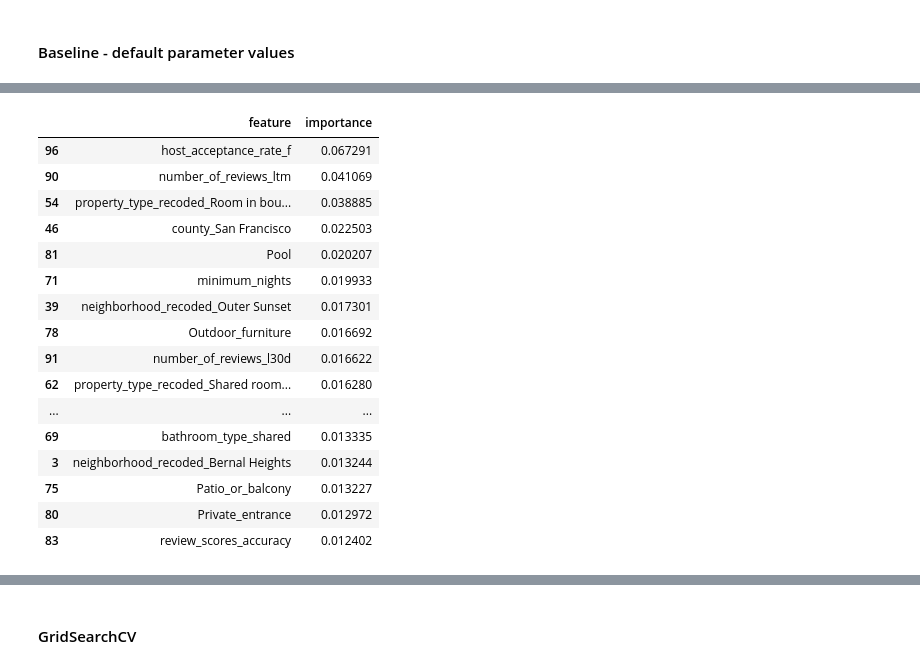
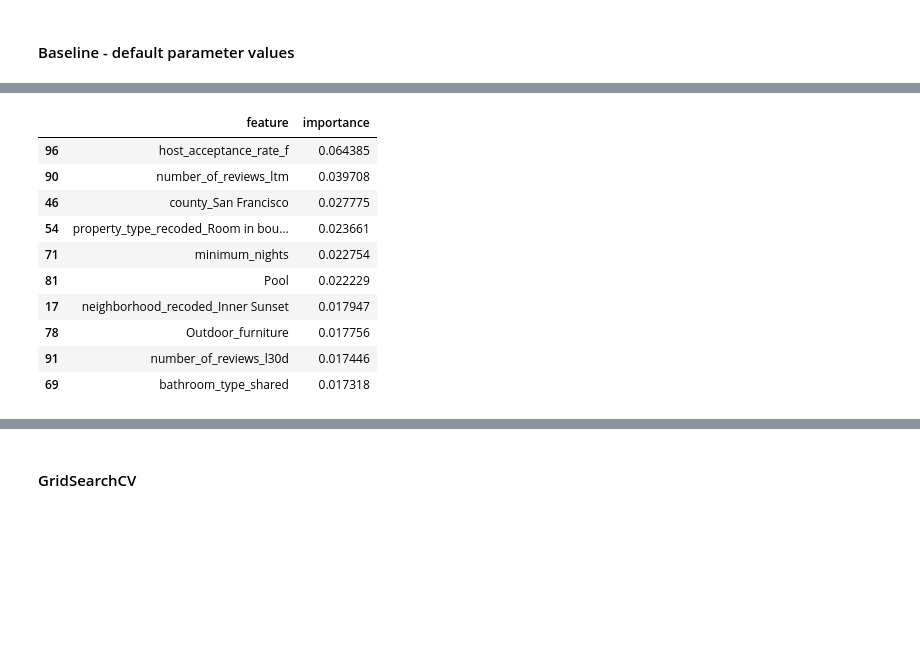
Before and after one commit to AnnieW2014/GA_Capstone, a Jupyter notebook: Code/Capstone_ListingData_Modeling_AW.ipynb, the cells around one changed output, grey strips where cells are left out. Saved outputs shown, nothing was run; the diff lists cells and outputs as text; code cells hidden in the pictures; blank space fills up the shorter version.

```diff
--- a/Code/Capstone_ListingData_Modeling_AW.ipynb
+++ b/Code/Capstone_ListingData_Modeling_AW.ipynb
@@ -946,5 +1033,0 @@ GridSearchCV(cv=5,
-# %%
-# predict
-X_train['price_pred'] = m1_gs_rf_joblib.predict(X_train.drop(columns=['price']))
-X_train.head()
-X_train.loc[:, ['neighborhood_recoded','county','accommodates','bedrooms','bathrooms','price','price_pred']]
@@ -1314,12 +1299,12 @@ m21_pipe_rf = Pipeline([
                      ])
 
 m21_pipe_rf_params = {
-    'rf__n_estimators': [400, 800, 900, 1000],
-    'rf__max_depth': [4, 8, 12, 16, 20],
+    'rf__n_estimators': [400, 600],
+    'rf__max_depth': [4, 8, 12],
     'rf__min_samples_split': [10, 20],
     'rf__min_samples_leaf': [5,10],
-    'rf__ccp_alpha': [0.0, 0.05, 0.1],
-    'rf__max_features': [20,60, 80, 90]
+    #'rf__ccp_alpha': [0.0, 0.05, 0.1],
+    'rf__max_features': [20, 60]
 }
 
 m21_gs_rf = GridSearchCV(m21_pipe_rf,
@@ -1436,28 +1385,28 @@ X_train_ohe_top20 = X_train_ohe[feature_list].copy()
 X_test_ohe = ohe.transform(X_test)
 X_test_ohe_top20 = X_test_ohe[feature_list].copy()
 # %%
-m21_pipe_rf_top20 = Pipeline([
+m21_pipe_rf_top = Pipeline([
     #('ohe', ce.one_hot.OneHotEncoder(use_cat_names=True, handle_unknown='value')),
     ('rf', RandomForestRegressor(random_state=42, n_jobs=-1))
                      ])
 
-m21_pipe_rf_top20_params = {
-    'rf__n_estimators': [400, 800, 900]
-    ,'rf__max_depth': [4, 8, 12, 16, 20]
+m21_pipe_rf_top_params = {
+    'rf__n_estimators': [400, 800]
+    ,'rf__max_depth': [4, 8, 12]
     ,'rf__min_samples_split': [10, 20]
-    ,'rf__min_samples_leaf': [5,10]
-    ,'rf__ccp_alpha': [0.0, 0.1]
-    #'rf__max_features': [20,60, 80, 90]
+    ,'rf__min_samples_leaf': [5]
+    #,'rf__ccp_alpha': [0.0, 0.1]
+    #,'rf__max_features': [15,20]
 }
 
-m21_gs_rf_top20 = GridSearchCV(m21_pipe_rf_top20,
-                        m21_pipe_rf_top20_params,
+m21_gs_rf_top = GridSearchCV(m21_pipe_rf_top,
+                        m21_pipe_rf_top_params,
                         cv=5
                        )
 
 print(datetime.datetime.now())
 
-m21_gs_rf_top20.fit(X_train_ohe_top20, y_train)
+m21_gs_rf_top.fit(X_train_ohe_top, y_train)
 
 print(datetime.datetime.now())
 # %% [output]
@@ -1569,27 +1492,21 @@ m21_pipe_xgb_base_random_mse_test 80.6493
 # %%
 # feature importance
-m21_pipe_xgb_base_random_feature_importance = pd.DataFrame({'feature': m21_pipe_xgb_base_random['ohe'].get_feature_names(),
-                                             'importance': m21_pipe_xgb_base_random['xgb'].feature_importances_})
+m21_pipe_xgb_base_feature_importance = pd.DataFrame({'feature': m21_pipe_xgb_base['ohe'].get_feature_names(),
+                                             'importance': m21_pipe_xgb_base['xgb'].feature_importances_})
 
-m21_pipe_xgb_base_random_feature_importance.to_csv('../Data/m21_pipe_xgb_base_random_feature_importance.csv')
-m21_pipe_xgb_base_random_feature_importance.sort_values('importance', ascending=False).head(20)
+m21_pipe_xgb_base_feature_importance.to_csv('../Data/m21_pipe_xgb_base_feature_importance.csv')
+m21_pipe_xgb_base_feature_importance.sort_values('importance', ascending=False).head(10)
 
-# There are 43 features that are more important than 'random'.
+# There are 32 features that are more important than 'random'.
 # %% [output]
 |  | feature | importance |
-| 96 | host_acceptance_rate_f | 0.067291 |
-| 90 | number_of_reviews_ltm | 0.041069 |
-| 54 | property_type_recoded_Room in bou... | 0.038885 |
-| 46 | county_San Francisco | 0.022503 |
-| 81 | Pool | 0.020207 |
-| 71 | minimum_nights | 0.019933 |
-| 39 | neighborhood_recoded_Outer Sunset | 0.017301 |
-| 78 | Outdoor_furniture | 0.016692 |
-| 91 | number_of_reviews_l30d | 0.016622 |
-| 62 | property_type_recoded_Shared room... | 0.016280 |
-| ... | ... | ... |
-| 69 | bathroom_type_shared | 0.013335 |
-| 3 | neighborhood_recoded_Bernal Heights | 0.013244 |
-| 75 | Patio_or_balcony | 0.013227 |
-| 80 | Private_entrance | 0.012972 |
-| 83 | review_scores_accuracy | 0.012402 |
+| 96 | host_acceptance_rate_f | 0.064385 |
+| 90 | number_of_reviews_ltm | 0.039708 |
+| 46 | county_San Francisco | 0.027775 |
+| 54 | property_type_recoded_Room in bou... | 0.023661 |
+| 71 | minimum_nights | 0.022754 |
+| 81 | Pool | 0.022229 |
+| 17 | neighborhood_recoded_Inner Sunset | 0.017947 |
+| 78 | Outdoor_furniture | 0.017756 |
+| 91 | number_of_reviews_l30d | 0.017446 |
+| 69 | bathroom_type_shared | 0.017318 |
```
Also changed, not shown: parts of 134 cells of this notebook.
